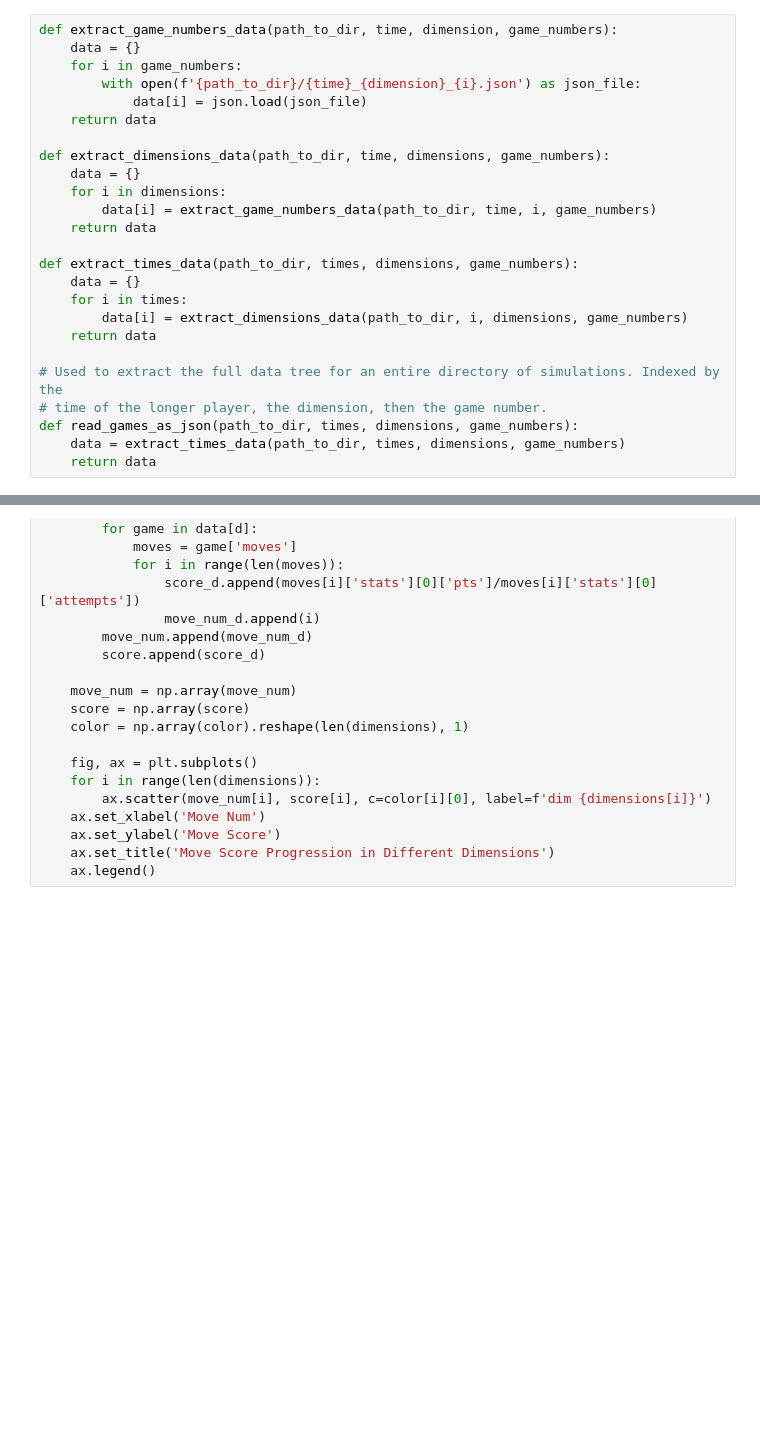
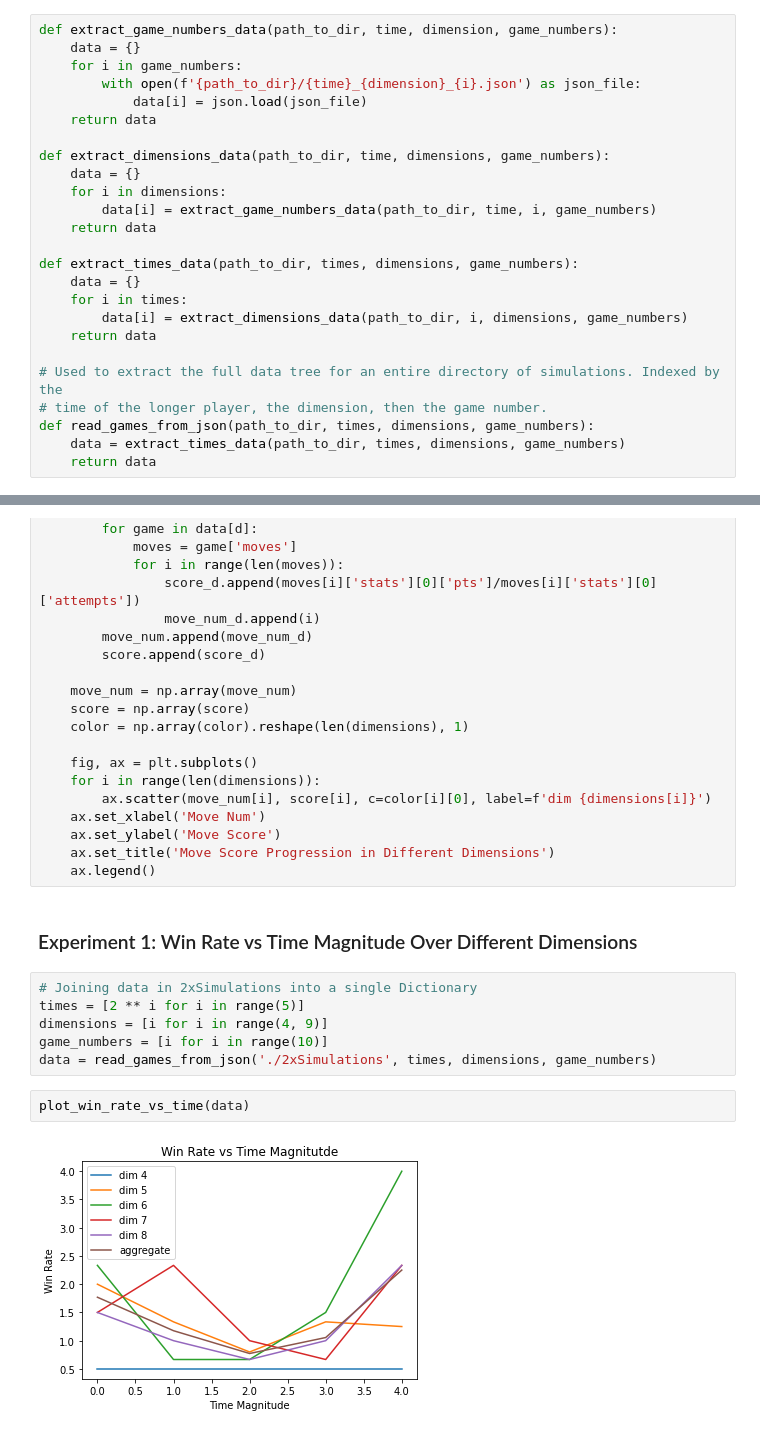
Before and after one commit to Ha5hBr0wn/CS4701, a Jupyter notebook: AIEngineAnalytics/analytics.ipynb, the cells around one changed output, grey strips where cells are left out. Saved outputs shown, nothing was run; the diff lists cells and outputs as text; blank space fills up the shorter version.

Commit message:
First Plot

```diff
--- a/AIEngineAnalytics/analytics.ipynb
+++ b/AIEngineAnalytics/analytics.ipynb
@@ -24,7 +26,7 @@ def extract_times_data(path_to_dir, times, dimensions, game_numbers):
 
 # Used to extract the full data tree for an entire directory of simulations. Indexed by the
 # time of the longer player, the dimension, then the game number.
-def read_games_as_json(path_to_dir, times, dimensions, game_numbers):
+def read_games_from_json(path_to_dir, times, dimensions, game_numbers):
     data = extract_times_data(path_to_dir, times, dimensions, game_numbers)
     return data
 # %%
@@ -150,3 +152,15 @@ def plot_move_certainty_vs_move_num(data):
     ax.set_ylabel('Move Score')
     ax.set_title('Move Score Progression in Different Dimensions')
     ax.legend()
+# %% [markdown]
+### Experiment 1: Win Rate vs Time Magnitude Over Different Dimensions
+# %%
+# Joining data in 2xSimulations into a single Dictionary
+times = [2 ** i for i in range(5)]
+dimensions = [i for i in range(4, 9)]
+game_numbers = [i for i in range(10)]
+data = read_games_from_json('./2xSimulations', times, dimensions, game_numbers)
+# %%
+plot_win_rate_vs_time(data)
+# %% [output]
+[figure, added]
```
Also changed, not shown: parts of 1 cell of this notebook, 2 other files.
